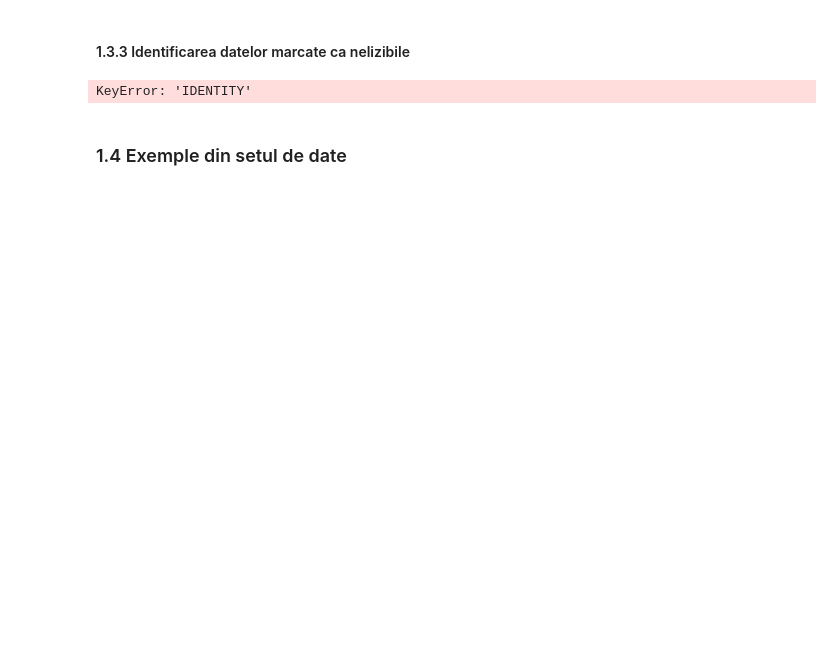
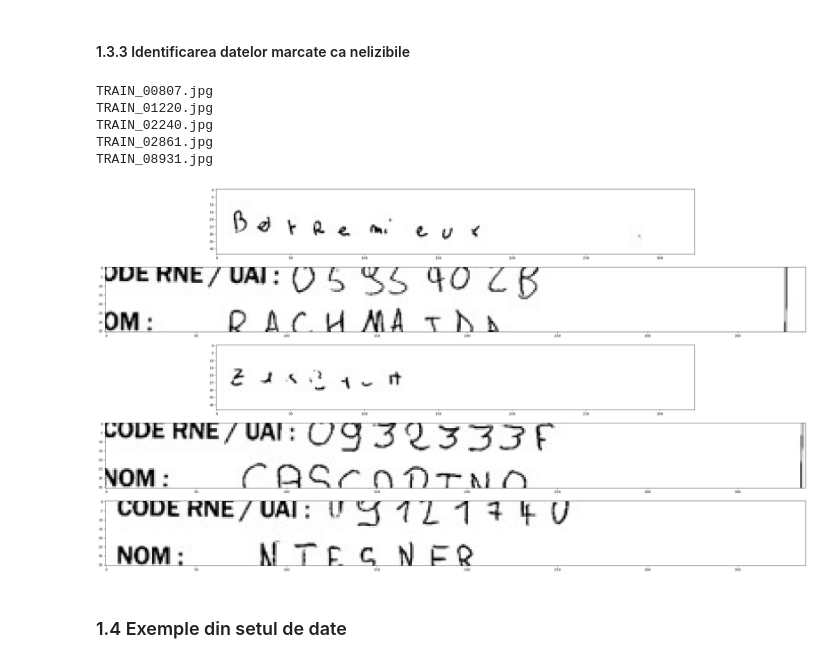
Before and after one commit to ACS-SII/proiect-2024-icr-model-analysis, a Jupyter notebook: icr_analysis.ipynb, the cells around one changed output. Cells and saved outputs as stored; diff of their text form; code cells hidden in the pictures; blank space fills up the shorter version.

```diff
--- a/icr_analysis.ipynb
+++ b/icr_analysis.ipynb
@@ -76,21 +145,26 @@ KeyError: 'IDENTITY'
 # %% [markdown]
 #### 1.3.3 Identificarea datelor marcate ca nelizibile
 # %%
-unreadable = train_data[train_data['IDENTITY'] == 'UNREADABLE']
-# unreadable.reset_index(inplace=True, drop=True)
+unreadable = train_data_csv[train_data_csv['IDENTITY'] == 'UNREADABLE']
+unreadable.reset_index(inplace=True, drop=True)
 
 if len(unreadable):
     fig,axes = plt.subplots(nrows=5, ncols=1, figsize=(50, 20))
     for i, filename in enumerate(unreadable['FILENAME'][:5]):
         print(filename)
         axes[i].imshow(Image.open('handwriting-recognition/train_v2/train/' + filename).convert('LA'))
     plt.show()
-    train_data = train_data[train_data['IDENTITY'] != 'UNREADABLE']
+    train_data_csv = train_data_csv[train_data_csv['IDENTITY'] != 'UNREADABLE']
 
-test_data = test_data[test_data['IDENTITY'] != 'UNREADABLE']
-validation_data = validation_data[validation_data['IDENTITY'] != 'UNREADABLE']
+test_data_csv = test_data_csv[test_data_csv['IDENTITY'] != 'UNREADABLE']
+validation_data_csv = validation_data_csv[validation_data_csv['IDENTITY'] != 'UNREADABLE']
 # %% [output]
-KeyError: 'IDENTITY'
+TRAIN_00807.jpg
+TRAIN_01220.jpg
+TRAIN_02240.jpg
+TRAIN_02861.jpg
+TRAIN_08931.jpg
+[figure, added]
 # %% [markdown]
 ### 1.4 Exemple din setul de date
 # %%
```
Also changed, not shown: parts of 26 cells of this notebook.
